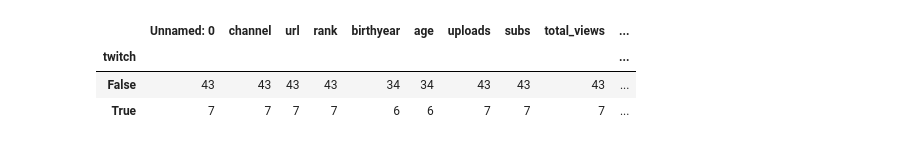
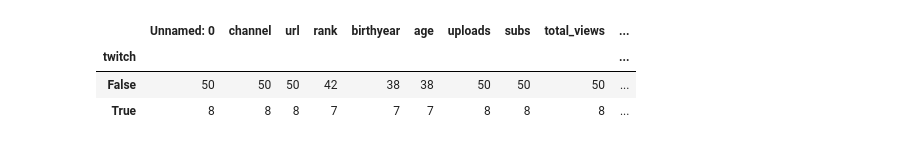
Before and after one commit to shortpoet/YouTube-Data-Analytics-and-Visualization, a Jupyter notebook: c3js/asmrAnalysis.ipynb, the cells around one changed output. Saved outputs shown, nothing was run; the diff lists cells and outputs as text; code cells hidden in the pictures.

```diff
--- a/c3js/asmrAnalysis.ipynb
+++ b/c3js/asmrAnalysis.ipynb
@@ -1,7 +1,7 @@
 # %%
 import pandas as pd
 # %%
-file = "asmr_merge.csv"
+file = "asmr_merge_updated.csv"
 
 # read file into pandas
 asmr = pd.read_csv(file)
@@ -104,7 +80,7 @@ clean_asmr.groupby('facebook').count()
 # %%
-clean_asmr.groupby('twitch').count()
+asmr.groupby('twitch').count()
 # %% [output]
 |  | Unnamed: 0 | channel | url | rank | birthyear | age | uploads | subs | total_views | ... |
 | twitch |  |  |  |  |  |  |  |  |  | ... |
-| False | 43 | 43 | 43 | 43 | 34 | 34 | 43 | 43 | 43 | ... |
-| True | 7 | 7 | 7 | 7 | 6 | 6 | 7 | 7 | 7 | ... |
+| False | 50 | 50 | 50 | 42 | 38 | 38 | 50 | 50 | 50 | ... |
+| True | 8 | 8 | 8 | 7 | 7 | 7 | 8 | 8 | 8 | ... |
```
Also changed, not shown: parts of 7 cells of this notebook, 2 other files.
